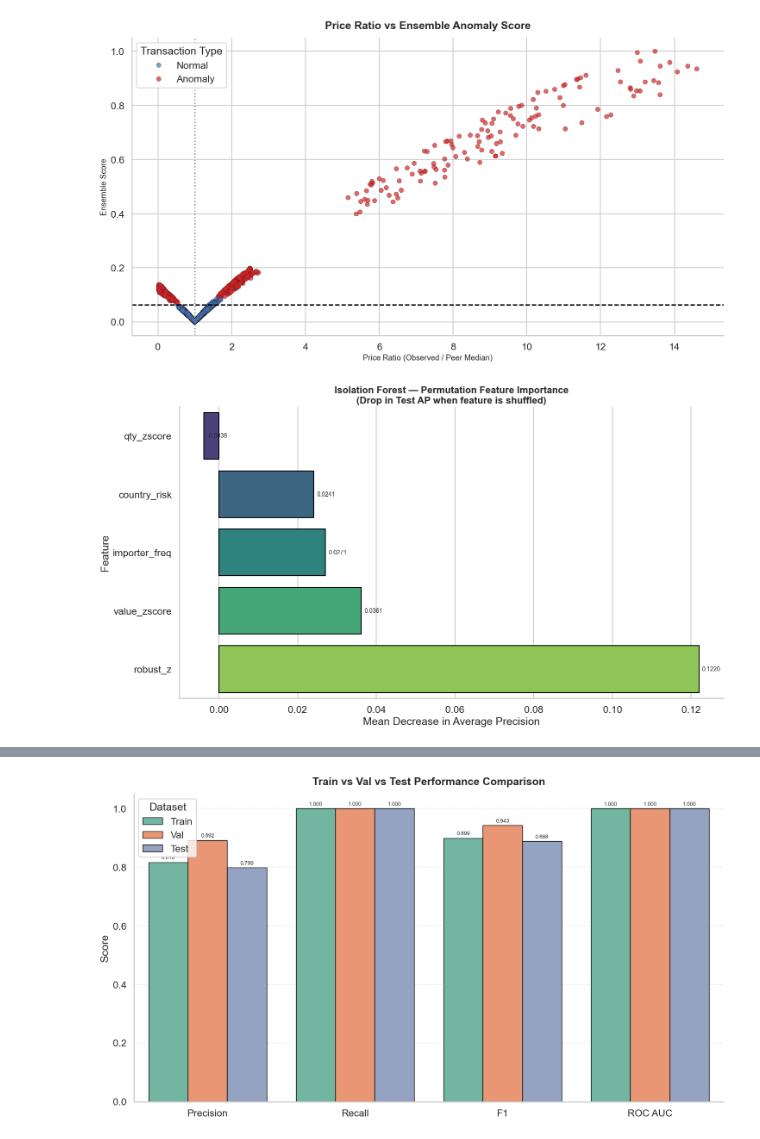
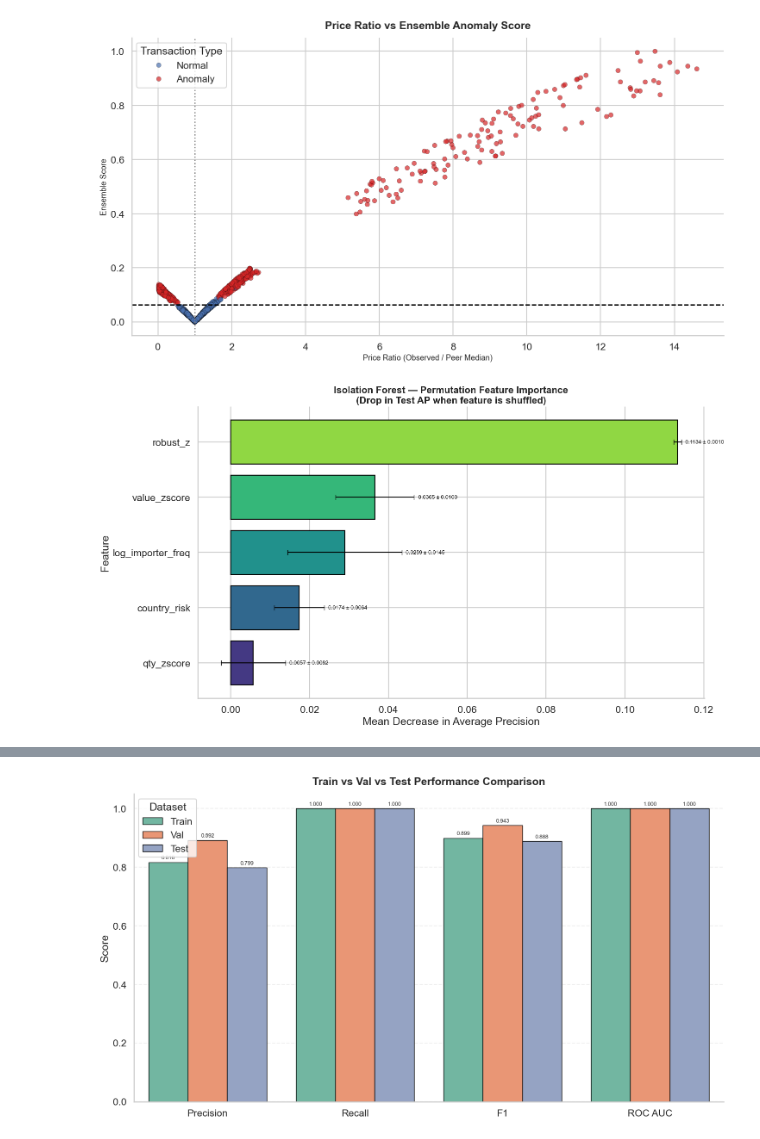
Before and after one commit to FullStackAnalyst/Data-Engineering, a Jupyter notebook: PYTHON/TBML.ipynb, the cells around one changed output, grey strips where cells are left out. Drawn from its saved outputs; the diff is of its cells as text; code cells hidden in the pictures.

```diff
--- a/PYTHON/TBML.ipynb
+++ b/PYTHON/TBML.ipynb
@@ -741,15 +947,25 @@ qty_mean = np.log1p(train_df["quantity"]).mean()
 qty_std = np.log1p(train_df["quantity"]).std()
 df["qty_zscore"] = (df["log_qty"] - qty_mean) / qty_std
 
-# Importer frequency — counted from train only
+# Importer frequency — counted from train only, log-transformed (raw counts
+# are right-skewed: ~310 for normal importers vs ~48 for shell importers)
 freq_map = train_df["importer_id"].value_counts()
 df["importer_freq"] = df["importer_id"].map(freq_map).fillna(0)
+df["log_importer_freq"] = np.log1p(df["importer_freq"])
+
+# Derived (not arbitrary) "rare importer" cutoff: bottom 5th percentile of
+# per-importer transaction frequency, computed from TRAIN only. Kept on the
+# raw-count scale since it's used for a human-readable business explanation.
+RARE_IMPORTER_THRESHOLD = np.percentile(freq_map.values, 5)
+print(
+    f"Rare-importer threshold (5th pct of train importer frequency) : {RARE_IMPORTER_THRESHOLD:.1f}"
+)
 
 FEATURES = [
     "robust_z",
     "value_zscore",
     "qty_zscore",
-    "importer_freq",
+    "log_importer_freq",
     "country_risk",
 ]
 
@@ -1388,42 +1863,49 @@ def iso_forest_ap_scorer(estimator, X, y_true):
     return average_precision_score(y_true, raw_score)
 
 
 perm_result = permutation_importance(
     best_iso_forest,
     X_scaled[test_mask],
     y[test_mask],
     scoring=iso_forest_ap_scorer,
     n_repeats=20,
     random_state=RANDOM_SEED,
 )
 
-perm_importance = pd.Series(perm_result.importances_mean, index=FEATURES).sort_values()
+perm_importance = pd.Series(perm_result.importances_mean, index=FEATURES)
+perm_std = pd.Series(perm_result.importances_std, index=FEATURES)
 
-ax = sns.barplot(
-    x=perm_importance.values,
-    y=perm_importance.index,
-    palette="viridis",
+order = perm_importance.sort_values().index
+perm_importance = perm_importance[order]
+perm_std = perm_std[order]
+
+ax = plt.gca()
+ax.barh(
+    perm_importance.index,
+    perm_importance.values,
+    xerr=perm_std.values,
+    color=sns.color_palette("viridis", len(perm_importance)),
     edgecolor="black",
+    capsize=4,
+    error_kw={"elinewidth": 1.5, "ecolor": "black"},
 )
-for p in ax.patches:
+for i, (val, std) in enumerate(zip(perm_importance.values, perm_std.values)):
     ax.annotate(
-        f"{p.get_width():.4f}",
-        (p.get_width(), p.get_y() + p.get_height() / 2),
-        xytext=(5, 0),
-        textcoords="offset points",
+        f"{val:.4f} ± {std:.4f}",
+        (val + std + 0.001, i),
         va="center",
-        fontsize=10,
+        fontsize=9,
     )
 plt.title(
     "Isolation Forest — Permutation Feature Importance\n(Drop in Test AP when feature is shuffled)",
     fontsize=16,
     fontweight="bold",
 )
 plt.xlabel("Mean Decrease in Average Precision")
 plt.ylabel("Feature")
 sns.despine()
 plt.tight_layout()
 plt.show()
 print(perm_result)
 # %% [output]
-[figure, old version]
+[figure, new version]
```
Also changed, not shown: parts of 16 cells of this notebook.
